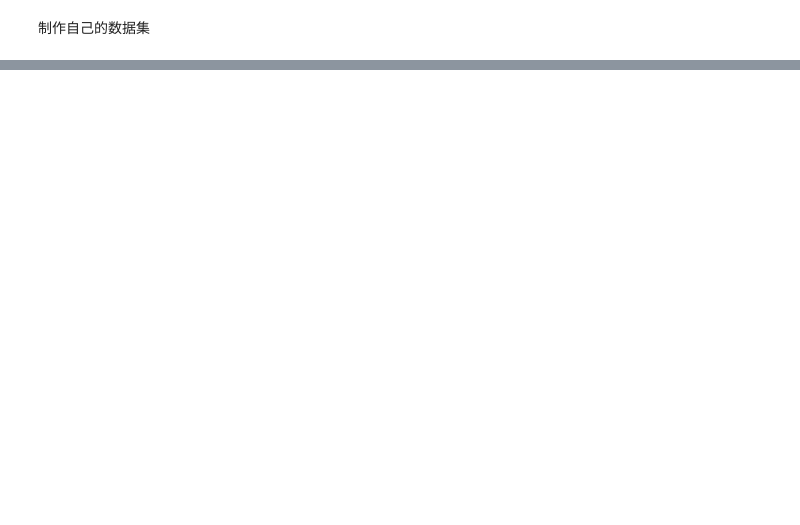
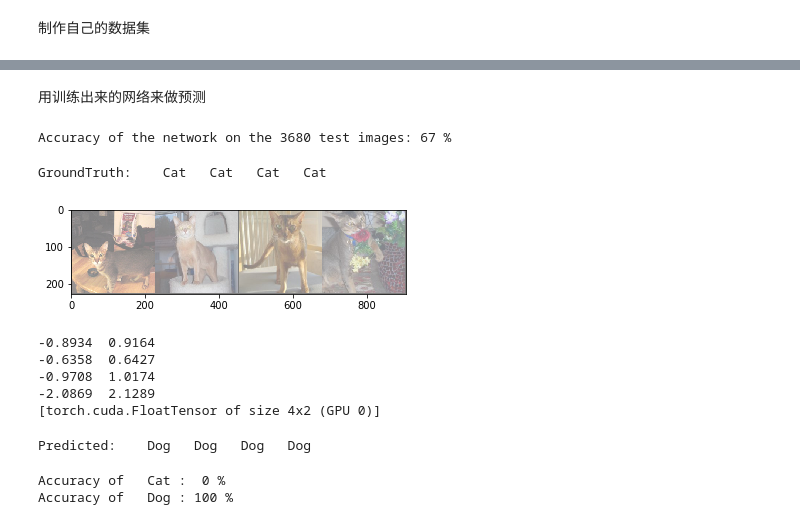
Before and after one commit to VinciXie/deepLearning, a Jupyter notebook: mydataset.ipynb, the cells around one changed output, grey strips where cells are left out. Drawn from its saved outputs; the diff is of its cells as text; code cells hidden in the pictures; blank space fills up the shorter version.

```diff
--- a/mydataset.ipynb
+++ b/mydataset.ipynb
@@ -14 +14,4 @@ from PIL import Image
+# %%
+data_image_dir = os.path.abspath(os.path.join(os.getcwd(), "../data/images"))
+data_annotations_dir = os.path.abspath(os.path.join(os.getcwd(), "../data/annotations"))
 # %%
@@ -95,0 +163,66 @@ default_loader(file_path)
+# %% [markdown]
+用训练出来的网络来做预测
+# %%
+correct = 0
+total = 0
+for data in testloader:
+    images, labels = data
+    images = images.cuda()
+    labels = labels.cuda()
+    outputs = net(Variable(images))
+    _, predicted = torch.max(outputs.data, 1)
+    total += labels.size(0)
+    correct += (predicted == labels).sum()
+
+print('Accuracy of the network on the 3680 test images: %d %%' % (
+    100 * correct / total))
+# %% [output]
+Accuracy of the network on the 3680 test images: 67 %
+# %%
+dataiter = iter(testloader)
+images, labels = dataiter.next()
+
+# labels = labels.cuda()
+# print images
+imshow(torchvision.utils.make_grid(images))
+print('GroundTruth: ', ' '.join('%5s' % classes[labels[j]] for j in range(4)))
+# %% [output]
+GroundTruth:    Cat   Cat   Cat   Cat
+[figure, added]
+# %%
+outputs = net(Variable(images.cuda()))
+outputs.data
+# %% [output]
+-0.8934  0.9164
+-0.6358  0.6427
+-0.9708  1.0174
+-2.0869  2.1289
+[torch.cuda.FloatTensor of size 4x2 (GPU 0)]
+# %%
+_, predicted = torch.max(outputs.data, 1)
+
+print('Predicted: ', ' '.join('%5s' % classes[predicted[j]]
+                              for j in range(4)))
+# %% [output]
+Predicted:    Dog   Dog   Dog   Dog
+# %%
+class_correct = list(0. for i in range(2))
+class_total = list(0. for i in range(2))
+for data in testloader:
+    images, labels = data
+    labels = labels.cuda()
+    outputs = net(Variable(images.cuda()))
+    _, predicted = torch.max(outputs.data, 1)
+    c = (predicted == labels).squeeze()
+    for i in range(labels.size(0)):
+        label = labels[i]
+        class_correct[label] += c[i]
+        class_total[label] += 1
+
+
+for i in range(2):
+    print('Accuracy of %5s : %2d %%' % (
+        classes[i], 100 * class_correct[i] / class_total[i]))
+# %% [output]
+Accuracy of   Cat :  0 %
+Accuracy of   Dog : 100 %
```
Also changed, not shown: parts of 22 cells of this notebook, 1 other file.
